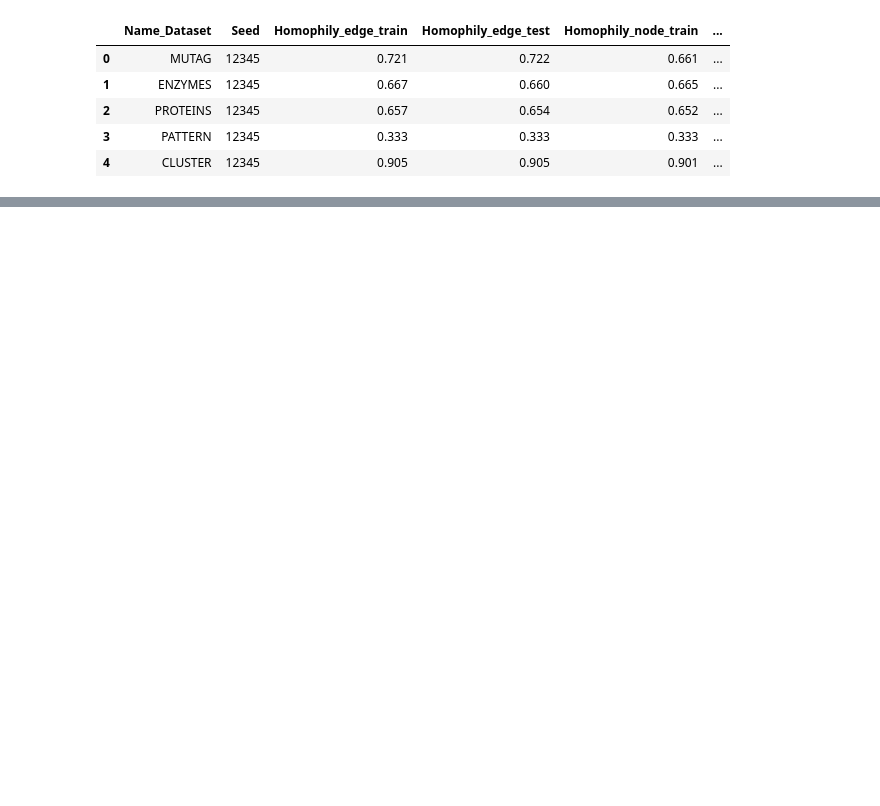
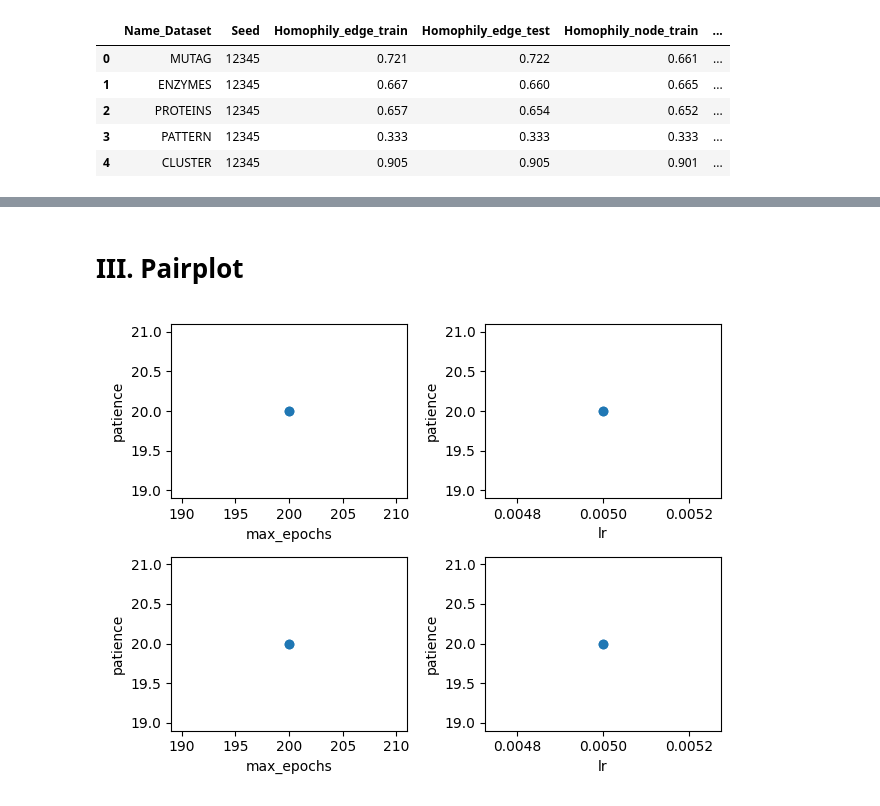
Before and after one commit to AntoineTSP/ML_research_seminar, a Jupyter notebook: Visualisation/Resultats_graphiques_GNN.ipynb, the cells around one changed output, grey strips where cells are left out. Drawn from its saved outputs; the diff is of its cells as text; code cells hidden in the pictures; blank space fills up the shorter version.

Commit message:
Mise à jour des fonctions de plot pour le pairplot

```diff
--- a/Visualisation/Resultats_graphiques_GNN.ipynb
+++ b/Visualisation/Resultats_graphiques_GNN.ipynb
@@ -69,0 +69,6 @@ FileNotFoundError: [Errno 2] No such file or directory: './results/scatter_plot_
+# %% [markdown]
+# III. Pairplot
+# %%
+pairplot_from_dict(list_dict, [('max_epochs','patience'),('lr','patience'),('max_epochs','patience'),('lr','patience')], (2,2))
+# %% [output]
+[figure, added]
```
Also changed, not shown: parts of 5 cells of this notebook, 1 other file.
